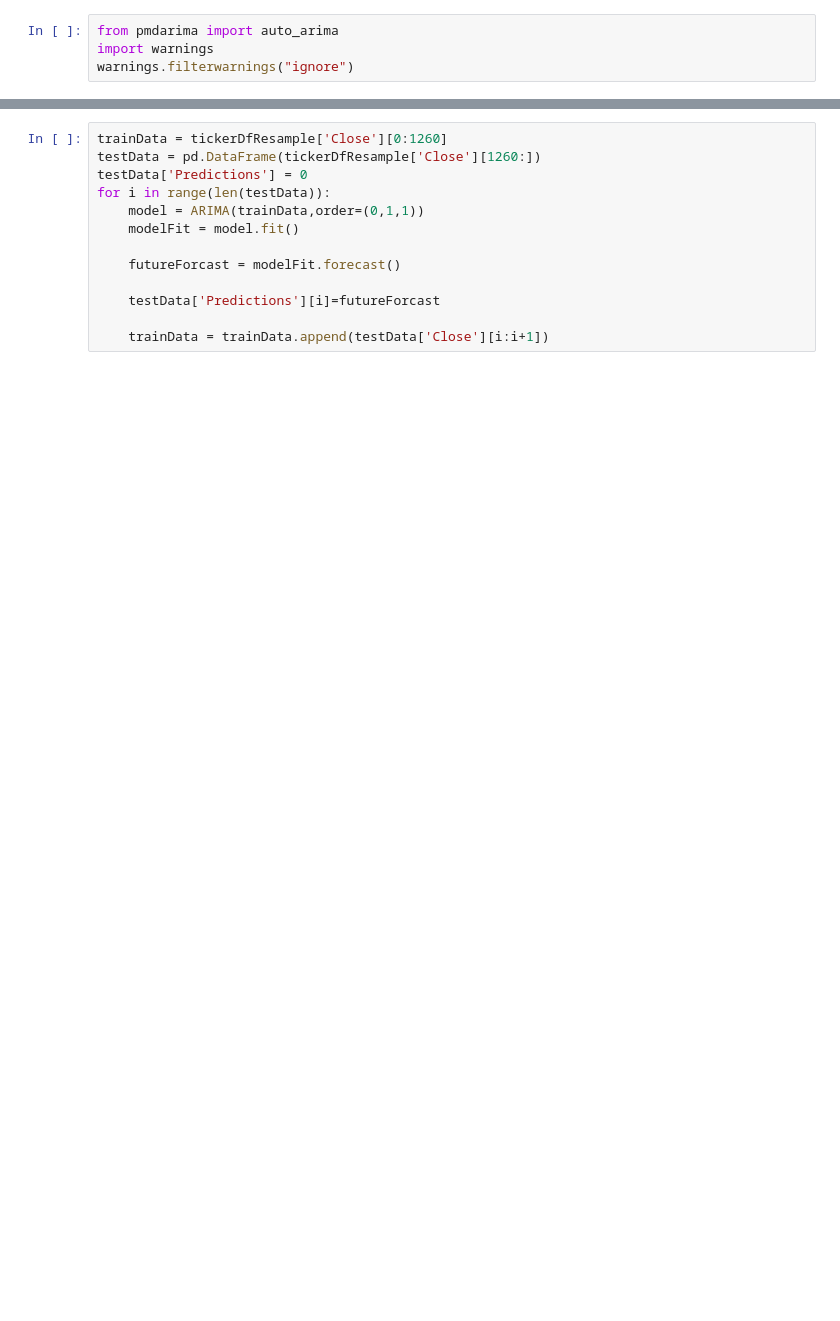
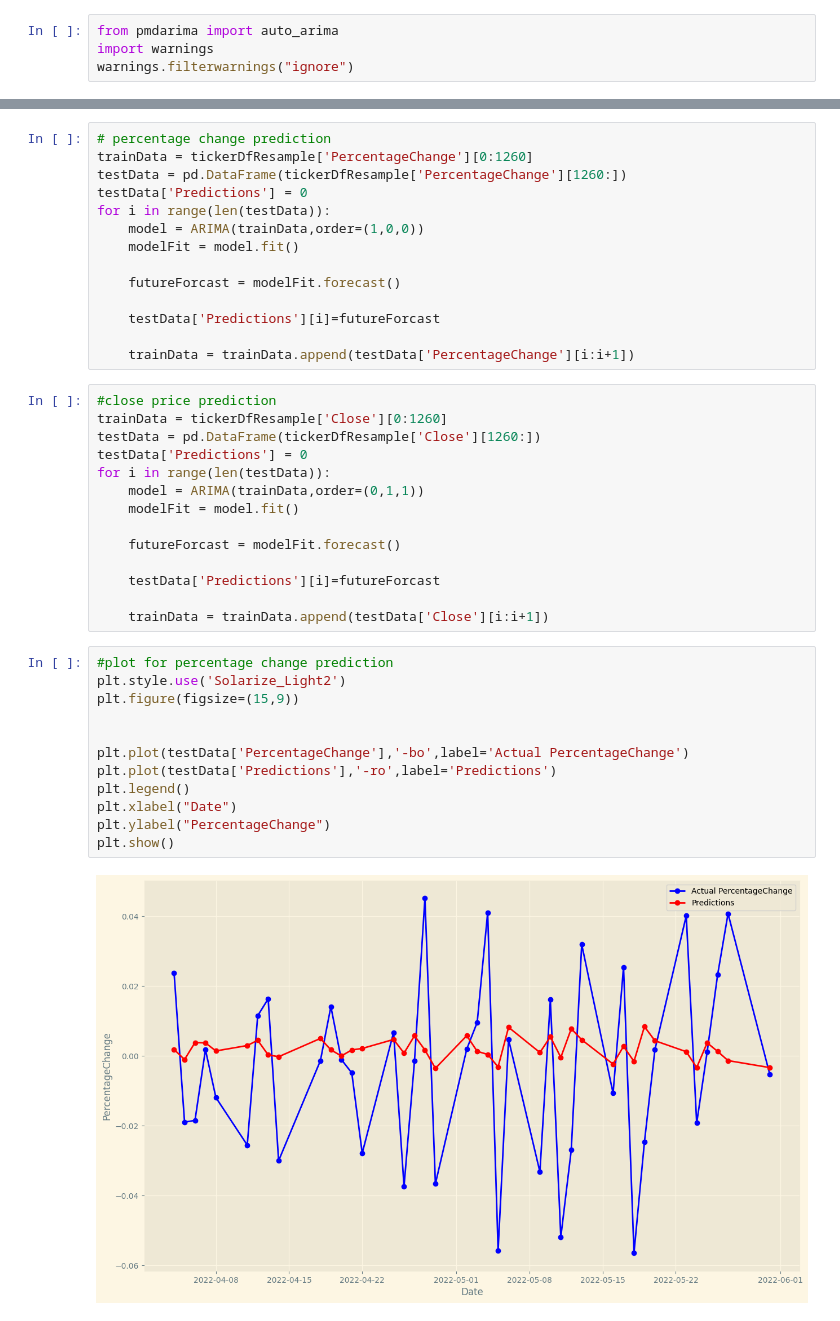
Before and after one commit to X99S5/Stock_Prediction_Model, a Jupyter notebook: Assignment.ipynb, the cells around one changed output, grey strips where cells are left out. Cells and saved outputs as stored; diff of their text form; blank space fills up the shorter version.

```diff
--- a/Assignment.ipynb
+++ b/Assignment.ipynb
@@ -126,6 +130,21 @@ SARIMAX Results
 Warnings:
 [1] Covariance matrix calculated using the outer product of gradients (complex-step).
+# %%
+# percentage change prediction
+trainData = tickerDfResample['PercentageChange'][0:1260]
+testData = pd.DataFrame(tickerDfResample['PercentageChange'][1260:])
+testData['Predictions'] = 0
+for i in range(len(testData)):
+    model = ARIMA(trainData,order=(1,0,0))
+    modelFit = model.fit()
+
+    futureForcast = modelFit.forecast()
+
+    testData['Predictions'][i]=futureForcast
+
+    trainData = trainData.append(testData['PercentageChange'][i:i+1])
 # %%
+#close price prediction
 trainData = tickerDfResample['Close'][0:1260]
 testData = pd.DataFrame(tickerDfResample['Close'][1260:])
 testData['Predictions'] = 0
@@ -138,4 +157,18 @@ for i in range(len(testData)):
     testData['Predictions'][i]=futureForcast
 
     trainData = trainData.append(testData['Close'][i:i+1])
+# %%
+#plot for percentage change prediction
+plt.style.use('Solarize_Light2')
+plt.figure(figsize=(15,9))
+
+
+plt.plot(testData['PercentageChange'],'-bo',label='Actual PercentageChange')
+plt.plot(testData['Predictions'],'-ro',label='Predictions')
+plt.legend()
+plt.xlabel("Date")
+plt.ylabel("PercentageChange")
+plt.show()
+# %% [output]
+[figure, added]
 # %%
```
Also changed, not shown: parts of 5 cells of this notebook.
